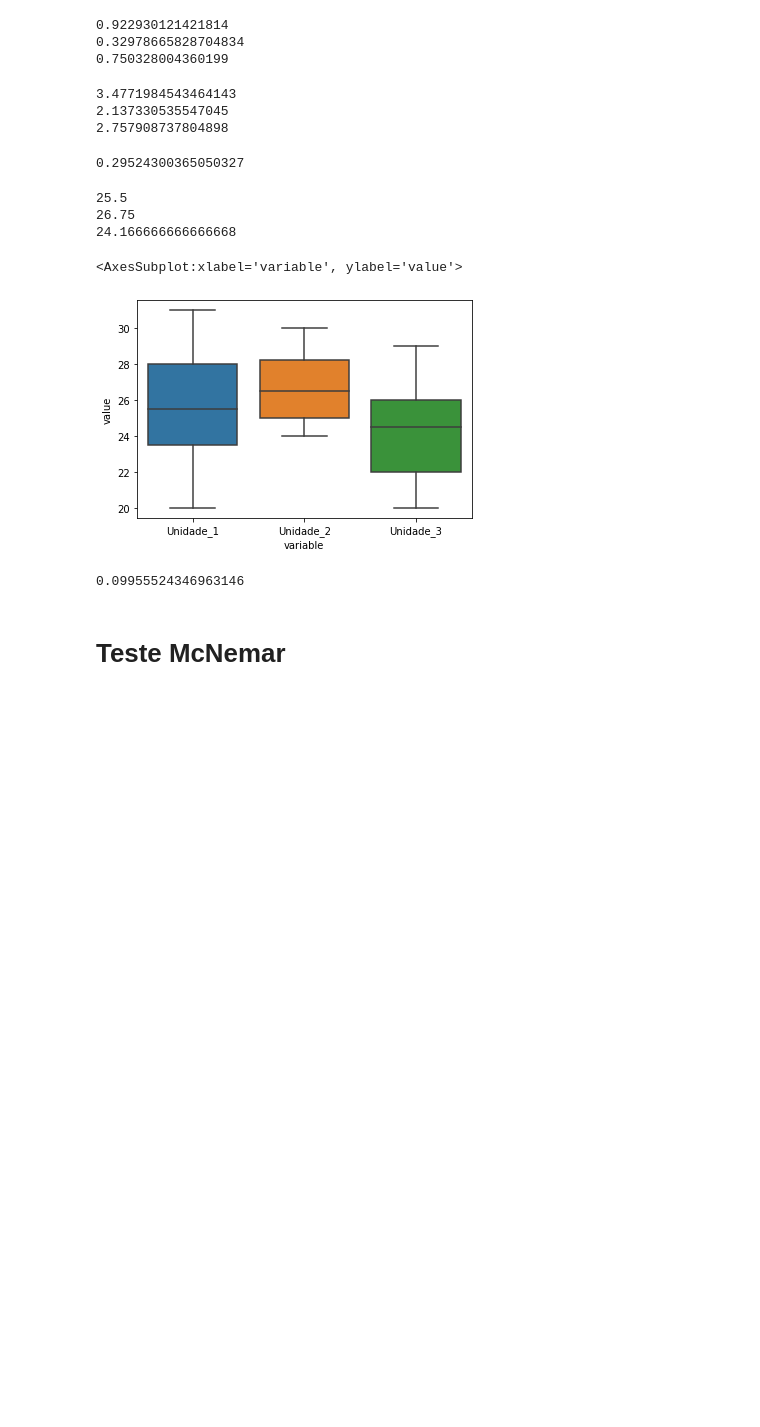
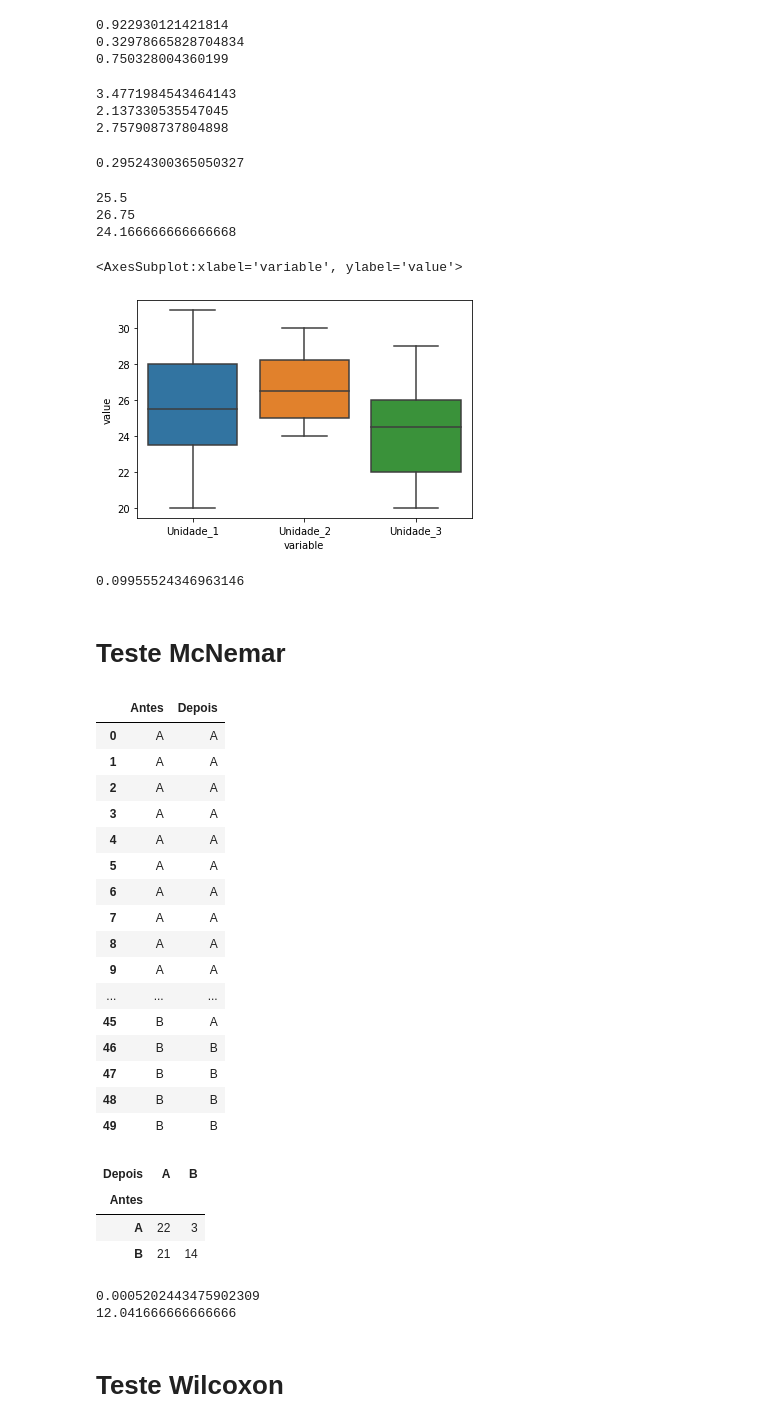
Before and after one commit to GCabral95/Estatistica, a Jupyter notebook: Teste de Hipótese - Duas Amostras.ipynb, the cells around one changed output. Cells and saved outputs as stored; diff of their text form; code cells hidden in the pictures; blank space fills up the shorter version.

```diff
--- a/Teste de Hipótese - Duas Amostras.ipynb
+++ b/Teste de Hipótese - Duas Amostras.ipynb
@@ -172,10 +222,52 @@ sns.boxplot(x="variable", y="value", data=pd.melt(df))
 # %% [output]
 <AxesSubplot:xlabel='variable', ylabel='value'>
 [figure]
-# %%
-F, p = f_oneway(df['Unidade_1'], df['Unidade_2'], df['Unidade_3'])
-print(p)
-# %% [output]
-0.09955524346963146
+# %%
+#Testa a hipótese nula de que as médias dos grupos são iguais
+# A hipótese alternativa é que, ao menos, a média de um grupo é diferente
+F, p = f_oneway(df['Unidade_1'], df['Unidade_2'], df['Unidade_3'])
+print(p)
+# Como p-value > 0.05, não rejeitamos a hipótese nula, ou seja, as médias dos grupos são iguais
+# %% [output]
+0.09955524346963146
 # %% [markdown]
 # Teste McNemar
+# %%
+dados = {'Antes':['A','A','A','A','A','A','A','A','A','A','A','A','A','A','A','A','A','A','A','A','A','A','A','A','A','B','B','B','B','B','B','B','B','B','B','B','B','B','B','B','B','B','B','B','B','B','B','B','B','B','B','B','B','B','B','B','B','B','B','B'],
+        'Depois':['A','A','A','A','A','A','A','A','A','A','A','A','A','A','A','A','A','A','A','A','A','A','B','B','B','A','A','A','A','A','A','A','A','A','A','A','A','A','A','A','A','A','A','A','A','A','B','B','B','B','B','B','B','B','B','B','B','B','B','B']}
+# %%
+# Neste cenário, queremos testar se um estado de uma variável binária se altera comparando dois momentos, ou seja,
+# se houve influência da ação (evento) que divide o período
+# Neste exemplo, testamos se as observações alternam de A para B, e vice-versa, comparando o antes e depois
+df = pd.DataFrame(dados)
+df.head(50)
+# %% [output]
+|  | Antes | Depois |
+| 0 | A | A |
+| 1 | A | A |
+| 2 | A | A |
+| 3 | A | A |
+| 4 | A | A |
+| 5 | A | A |
+| 6 | A | A |
+| 7 | A | A |
+| 8 | A | A |
+| 9 | A | A |
+| ... | ... | ... |
+| 45 | B | A |
+| 46 | B | B |
+| 47 | B | B |
+| 48 | B | B |
+| 49 | B | B |
+# %%
+#Observando uma matriz de frequência dos estados da variável em ambos momentos
+df2 = pd.crosstab(df['Antes'],df['Depois'])
+df2.head()
+# Uma primeira evidência da diferença entre os estados da variável, entre os momentos, são as observações situada nos pares:
+# A-B e B-A (antes-depois), que totalizam 24 das 36.
+# Além disso, das 24 mudanças, 21 situaram-se no sentido B->A e 3 no sentido A->B
+# %% [output]
+| Depois | A | B |
+| Antes |  |  |
+| A | 22 | 3 |
+| B | 21 | 14 |
@@ -181,0 +276,14 @@ print(p)
+# %%
+#Aplicar o teste mcnemar usando uma distribuição qui-quadrada com correção (exact = False; correction = True)
+# A hipótese nula deste teste é que a probabilidade de migração das observações entre os estados (A->B e B->A) é igual
+# Ja a alternativa é que estas probabilidades são distintas, ou seja, o evento influenciou um dos fluxos a ocorrer, desta forma,
+# as direções não são equiprovavéis.
+teste_mcnemar = statsmodels.stats.contingency_tables.mcnemar(df2,exact=False,correction=True)
+print(teste_mcnemar.pvalue)
+print(teste_mcnemar.statistic)
+# Como p-value < 0.05, rejeitamos a hipótese nula, ou seja, há diferença na probabilidade da direção da mudança entre os estados
+# %% [output]
+0.0005202443475902309
+12.041666666666666
+# %% [markdown]
+# Teste Wilcoxon
```
Also changed, not shown: parts of 46 cells of this notebook.
